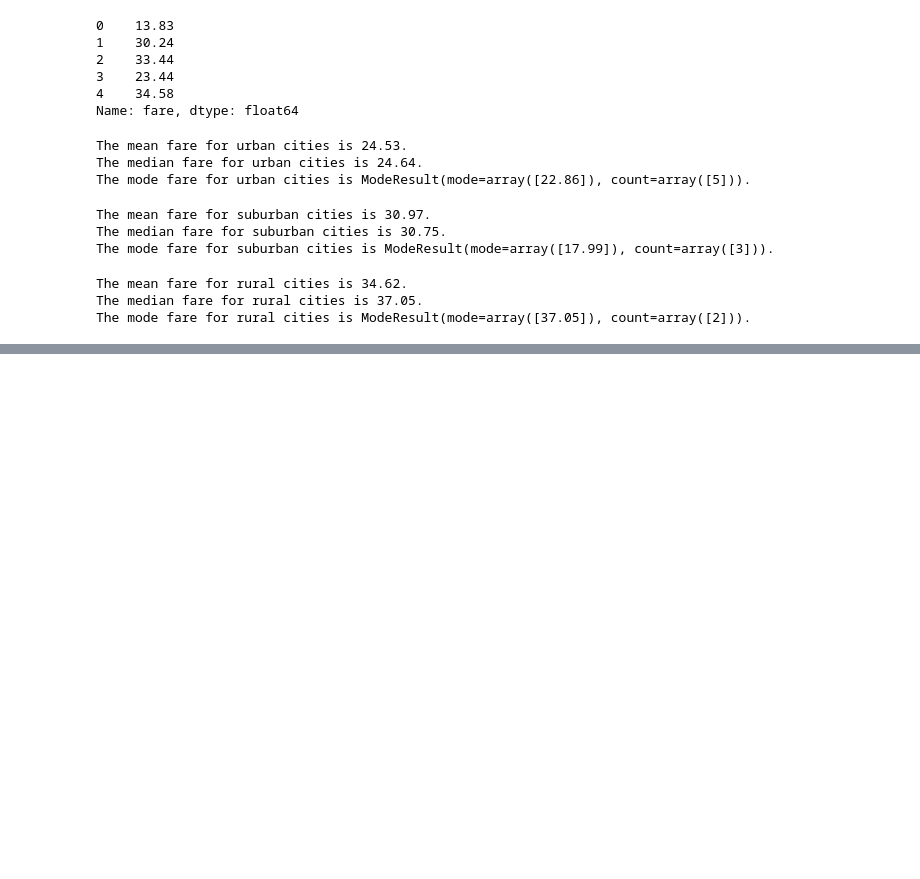
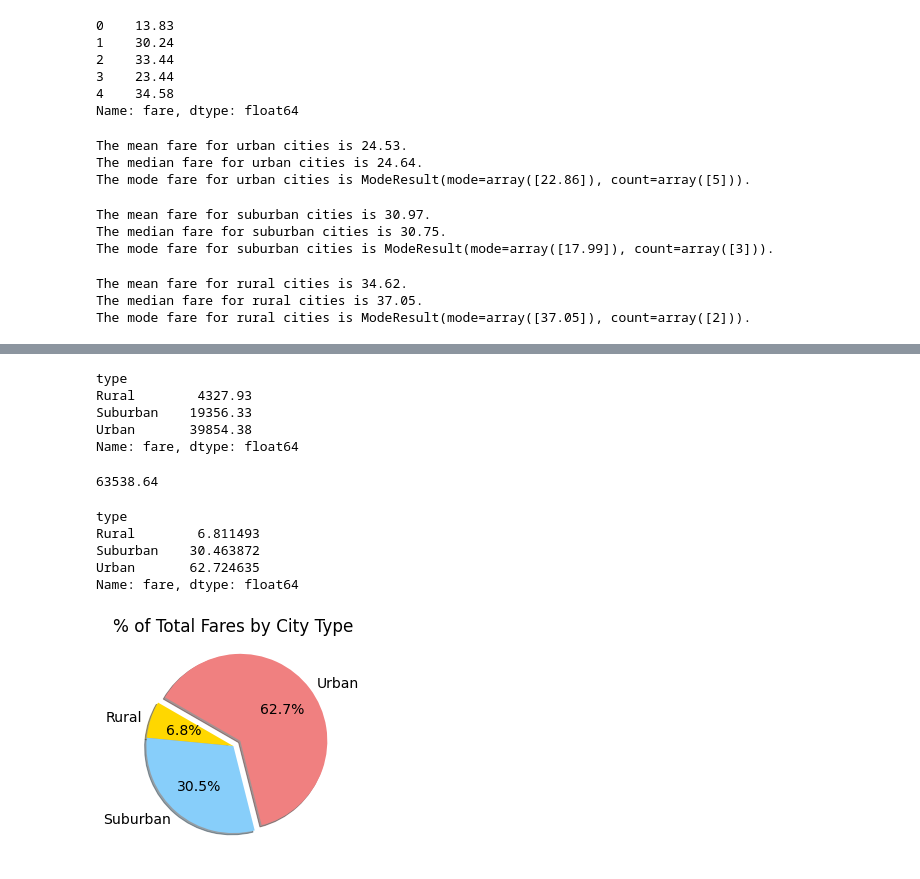
Before and after one commit to kowiak89/PyBer_Analysis, a Jupyter notebook: Pyber_Analysis.ipynb, the cells around one changed output, grey strips where cells are left out. Saved outputs shown, nothing was run; the diff lists cells and outputs as text; code cells hidden in the pictures; blank space fills up the shorter version.

Commit message:
fares pie chart

```diff
--- a/Pyber_Analysis.ipynb
+++ b/Pyber_Analysis.ipynb
@@ -700,0 +704,49 @@ ax.grid()
+# %%
+# Get the sum of the fares for each city type.
+sum_fares_by_type = pyber_data_df.groupby(["type"]).sum()["fare"]
+sum_fares_by_type
+# %% [output]
+type
+Rural        4327.93
+Suburban    19356.33
+Urban       39854.38
+Name: fare, dtype: float64
+# %%
+# Get the sum of the fares total
+sum_fares_total = pyber_data_df['fare'].sum()
+sum_fares_total
+# %% [output]
+63538.64
+# %%
+# Get the percentages of each city type for fares
+fares_by_type_percentage = sum_fares_by_type/sum_fares_total * 100
+fares_by_type_percentage
+# %% [output]
+type
+Rural        6.811493
+Suburban    30.463872
+Urban       62.724635
+Name: fare, dtype: float64
+# %%
+# Import mpl to change the plot configurations using rcParams.
+import matplotlib as mpl
+
+# Make the pie chart
+plt.pie(fares_by_type_percentage,
+        labels=["Rural", "Suburban", "Urban"],
+       colors=["gold", "lightskyblue", "lightcoral"],
+       explode=[0, 0, 0.1],
+       autopct='%1.1f%%',
+       shadow=True, startangle=150)
+plt.title("% of Total Fares by City Type")
+
+# Change the default font size from 10 to 14.
+mpl.rcParams['font.size'] = 14
+
+# Save Figure
+plt.savefig("Resources/Fig5.png")
+
+# Show Figure
+plt.show()
+# %% [output]
+[figure, added]
```
Also changed, not shown: parts of 34 cells of this notebook, 1 other file.
